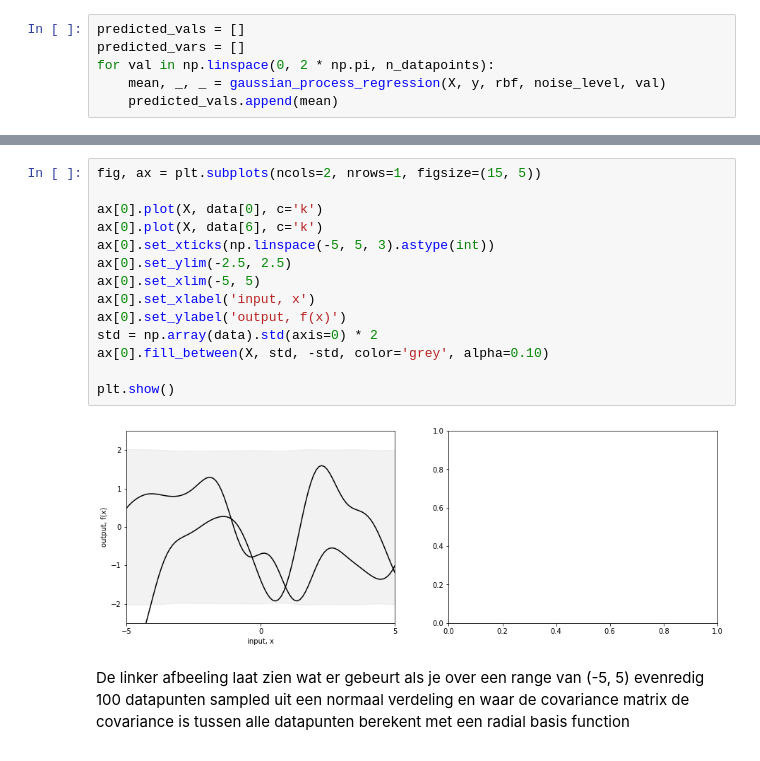
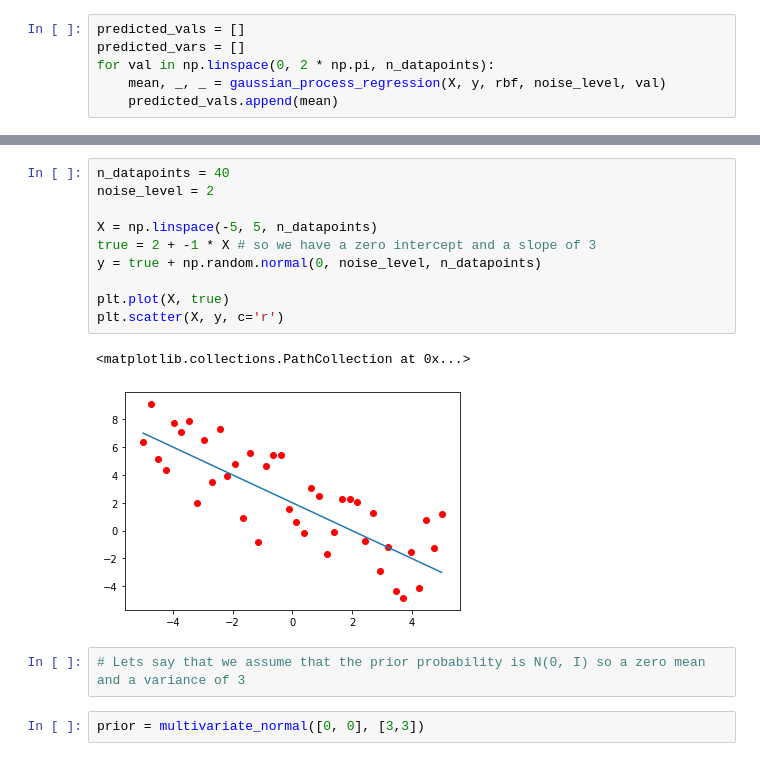
Before and after one commit to wouterMostard/PRML, a Jupyter notebook: GPML/Gaussian Process Regression.ipynb, the cells around one changed output, grey strips where cells are left out. Saved outputs shown, nothing was run; the diff lists cells and outputs as text.

```diff
--- a/GPML/Gaussian Process Regression.ipynb
+++ b/GPML/Gaussian Process Regression.ipynb
@@ -107,18 +91,17 @@ for i in range(10000): # Sample functions from the distribution,
-# %%
-fig, ax = plt.subplots(ncols=2, nrows=1, figsize=(15, 5))
-
-ax[0].plot(X, data[0], c='k')
-ax[0].plot(X, data[6], c='k')
-ax[0].set_xticks(np.linspace(-5, 5, 3).astype(int))
-ax[0].set_ylim(-2.5, 2.5)
-ax[0].set_xlim(-5, 5)
-ax[0].set_xlabel('input, x')
-ax[0].set_ylabel('output, f(x)')
-std = np.array(data).std(axis=0) * 2
-ax[0].fill_between(X, std, -std, color='grey', alpha=0.10)
-
-plt.show()
-# %% [output]
-[figure, removed]
-# %% [markdown]
-De linker afbeeling laat zien wat er gebeurt als je over een range van (-5, 5) evenredig 100 datapunten sampled uit een normaal verdeling en waar de covariance matrix de covariance is tussen alle datapunten berekent met een radial basis function
+# %%
+n_datapoints = 40
+noise_level = 2
+
+X = np.linspace(-5, 5, n_datapoints)
+true = 2 + -1 * X # so we have a zero intercept and a slope of 3
+y = true + np.random.normal(0, noise_level, n_datapoints)
+
+plt.plot(X, true)
+plt.scatter(X, y, c='r')
+# %% [output]
+<matplotlib.collections.PathCollection at 0x...>
+[figure, added]
+# %%
+# Lets say that we assume that the prior probability is N(0, I) so a zero mean and a variance of 3
+# %%
+prior = multivariate_normal([0, 0], [3,3])
```
Also changed, not shown: parts of 13 cells of this notebook.
